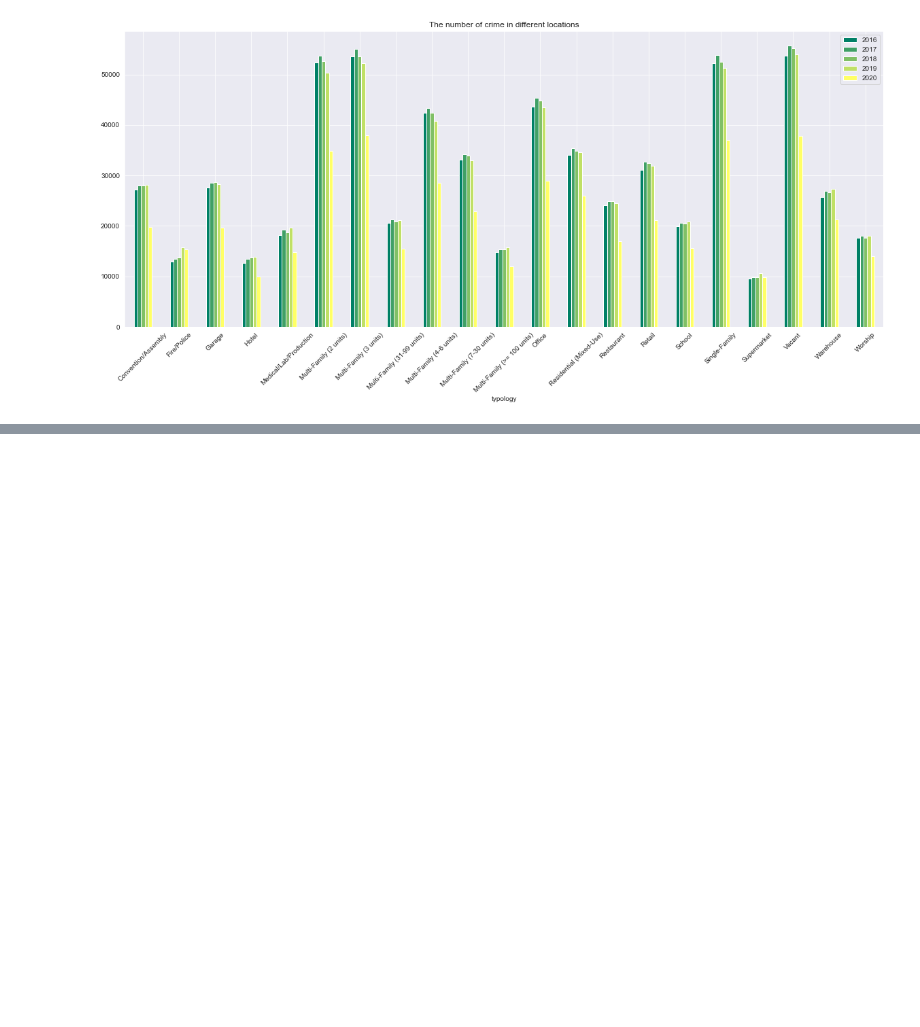
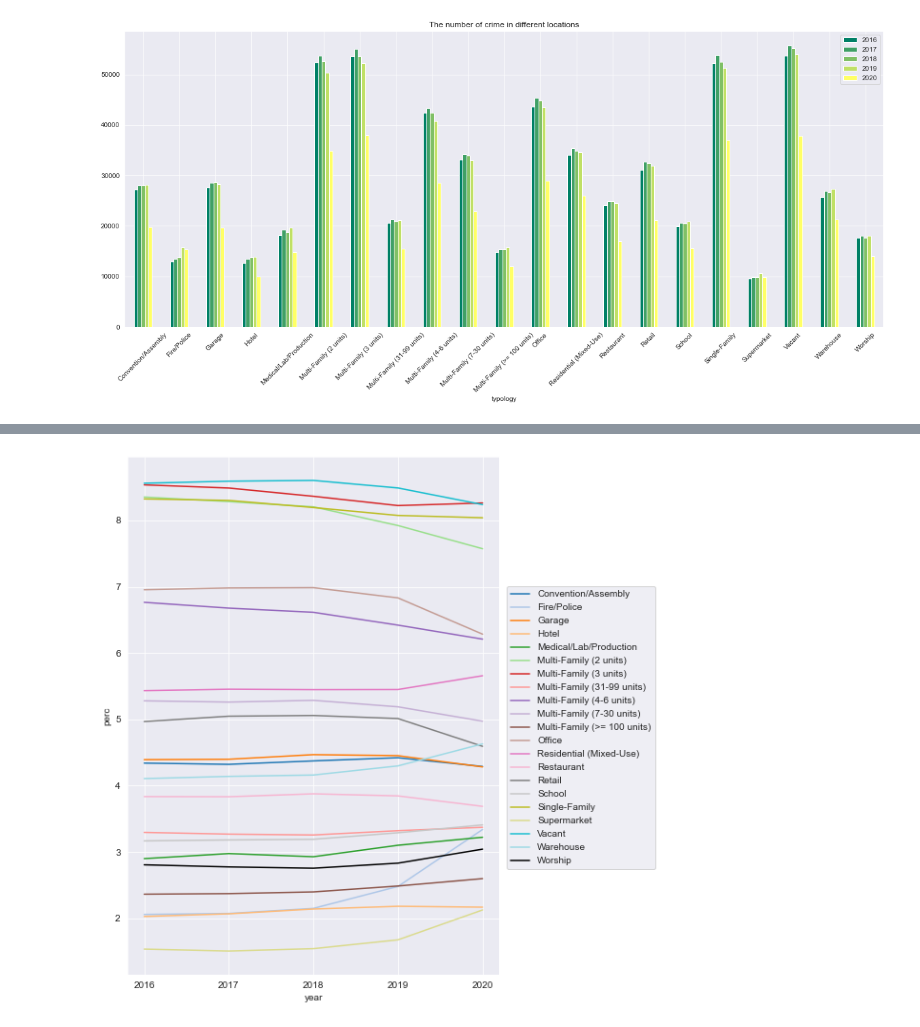
Before and after one commit to FlyingNightBird/2022Spring_Finals, a Jupyter notebook: hypothesis_four.ipynb, the cells around one changed output, grey strips where cells are left out. Saved outputs shown, nothing was run; the diff lists cells and outputs as text; code cells hidden in the pictures; blank space fills up the shorter version.

Commit message:
Further analysis for building typology

```diff
--- a/hypothesis_four.ipynb
+++ b/hypothesis_four.ipynb
@@ -107,0 +131,28 @@ plot_bldg(years)
+# %%
+def convert_to_perc(the_df):
+    df_perc = the_df.copy()
+    df_perc['perc'] = the_df.iloc[:, 1] / sum(the_df.iloc[:, 1]) * 100
+    df_perc['year'] = the_df.columns[1]
+    return df_perc[['typology', 'year', 'perc']]
+# %%
+def plot_bldg_perc(the_years):
+    df = pd.DataFrame(columns=['typology', 'year', 'perc'])
+    for year in the_years:
+        df = pd.concat([df, convert_to_perc(year)], axis=0)
+
+    # df = df.astype({'perc': float})
+    # df_heatmap = df.pivot('typology', 'year', 'perc')
+    # plt.figure(figsize=(15, 10))
+    # ax_1 = sns.heatmap(df_heatmap, cmap="Blues")
+
+    plt.figure(figsize=(7, 10))
+    year_ticks = range(2016, 2021)
+    custom_palette = sns.color_palette('tab20') + ['black']
+    ax_2 = sns.lineplot(data=df.reset_index(), x='year', y='perc', hue='typology', palette=custom_palette)
+    ax_2.set_xticks(year_ticks[::1])
+    ax_2.legend(bbox_to_anchor=(1.02, 0.75), loc='upper left', borderaxespad=0)
+    plt.show()
+
+plot_bldg_perc(years)
+# %% [output]
+[figure, added]
```
Also changed, not shown: parts of 6 cells of this notebook, 2 other files.
